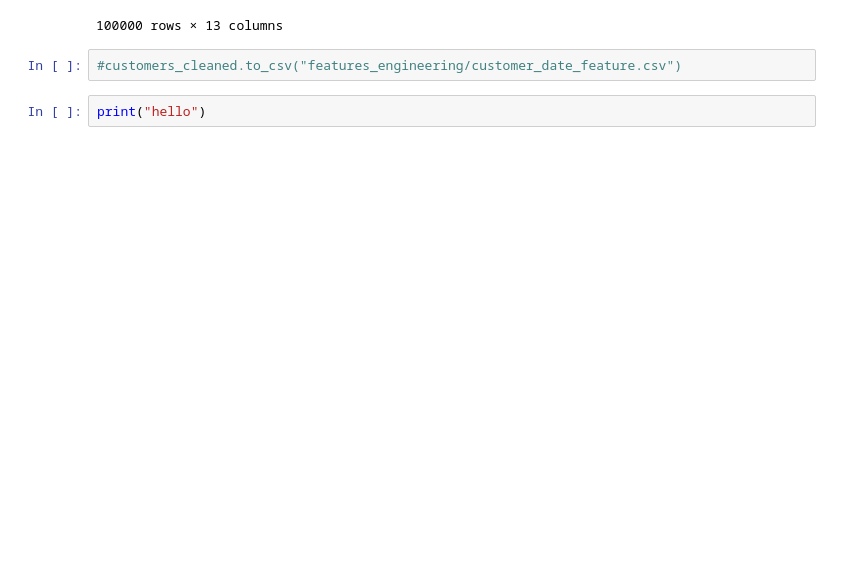
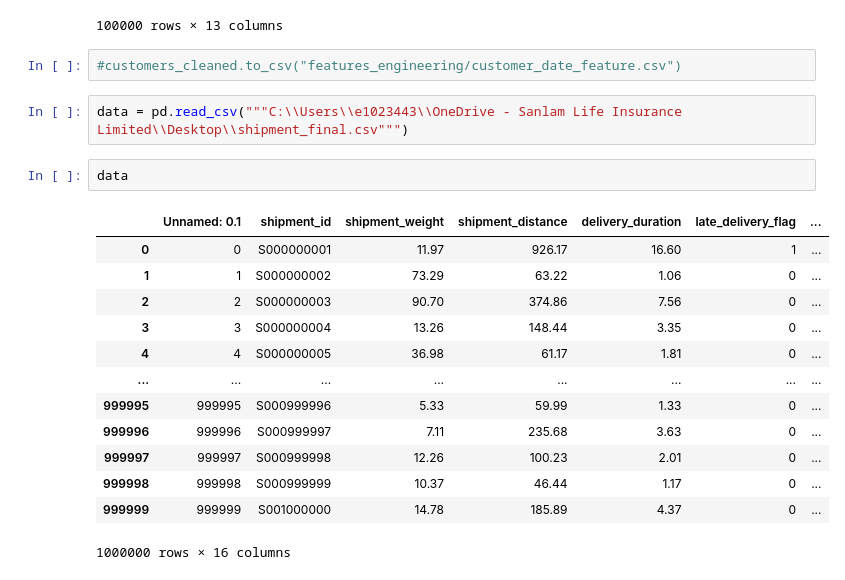
Before and after one commit to jilyanga2/Logistics-And-Delivery-Intelligence, a Jupyter notebook: feature-engineering.ipynb, the cells around one changed output. Cells and saved outputs as stored; diff of their text form; blank space fills up the shorter version.

```diff
--- a/feature-engineering.ipynb
+++ b/feature-engineering.ipynb
@@ -621,4 +621,20 @@ customers_cleaned
 # %%
 #customers_cleaned.to_csv("features_engineering/customer_date_feature.csv")
 # %%
-print("hello")
+data = pd.read_csv("""C:\\Users\\e1023443\\OneDrive - Sanlam Life Insurance Limited\\Desktop\\shipment_final.csv""")
+# %%
+data
+# %% [output]
+|  | Unnamed: 0.1 | shipment_id | shipment_weight | shipment_distance | delivery_duration | late_delivery_flag | ... |
+| 0 | 0 | S000000001 | 11.97 | 926.17 | 16.60 | 1 | ... |
+| 1 | 1 | S000000002 | 73.29 | 63.22 | 1.06 | 0 | ... |
+| 2 | 2 | S000000003 | 90.70 | 374.86 | 7.56 | 0 | ... |
+| 3 | 3 | S000000004 | 13.26 | 148.44 | 3.35 | 0 | ... |
+| 4 | 4 | S000000005 | 36.98 | 61.17 | 1.81 | 0 | ... |
+| ... | ... | ... | ... | ... | ... | ... | ... |
+| 999995 | 999995 | S000999996 | 5.33 | 59.99 | 1.33 | 0 | ... |
+| 999996 | 999996 | S000999997 | 7.11 | 235.68 | 3.63 | 0 | ... |
+| 999997 | 999997 | S000999998 | 12.26 | 100.23 | 2.01 | 0 | ... |
+| 999998 | 999998 | S000999999 | 10.37 | 46.44 | 1.17 | 0 | ... |
+| 999999 | 999999 | S001000000 | 14.78 | 185.89 | 4.37 | 0 | ... |
+1000000 rows × 16 columns
```
